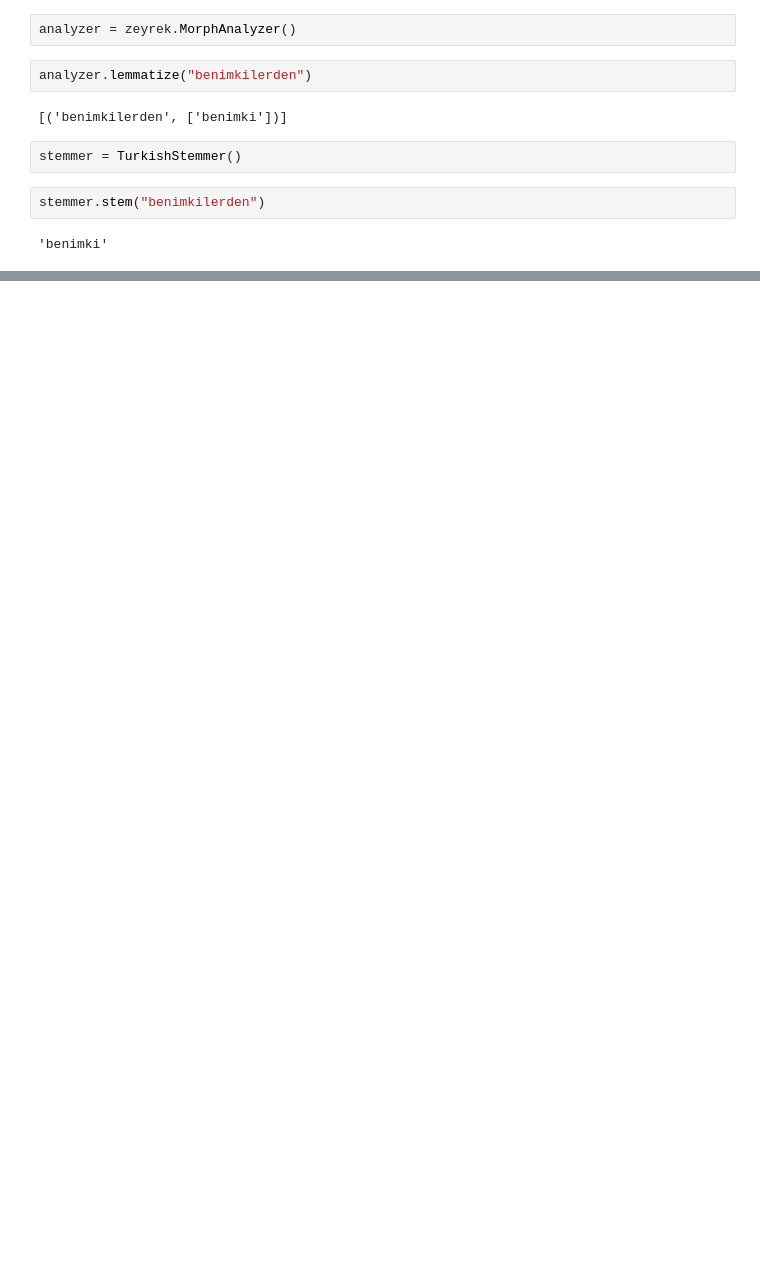
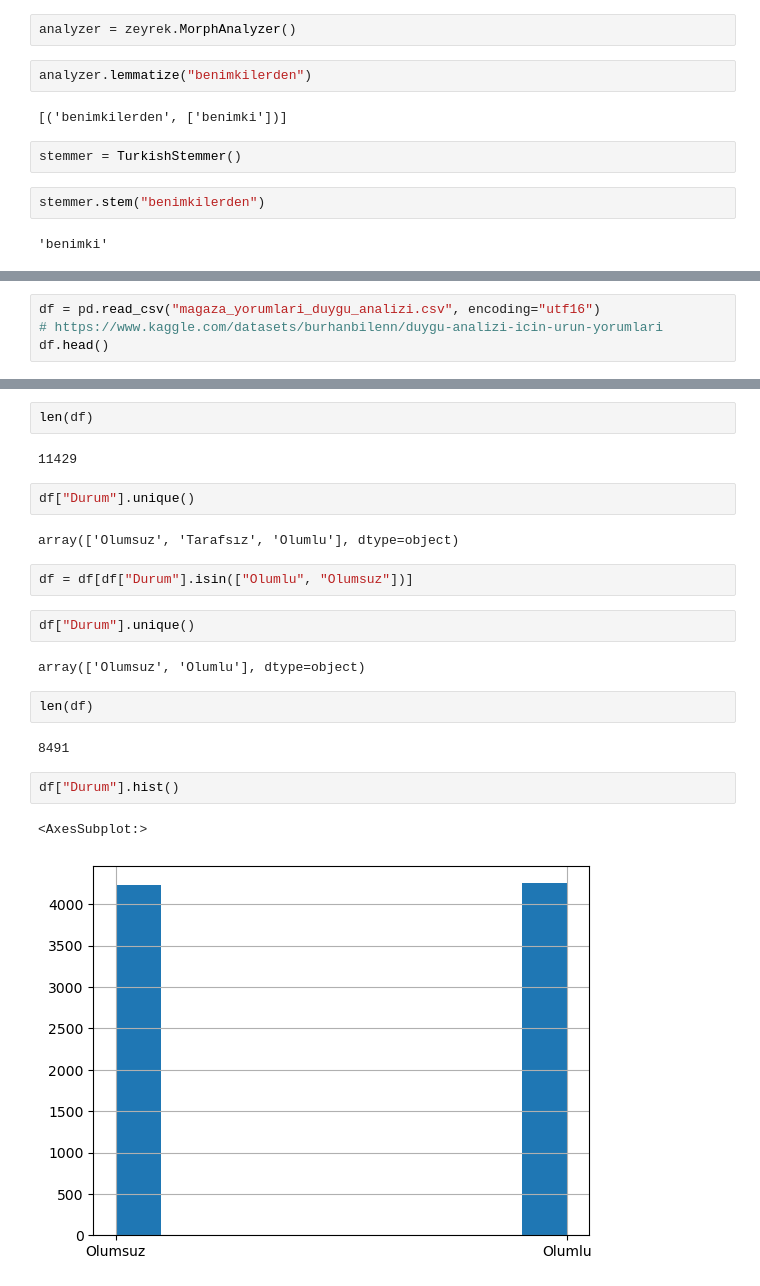
Before and after one commit to ihpar/ddi, a Jupyter notebook: LAB1/lab1.ipynb, the cells around one changed output, grey strips where cells are left out. Cells and saved outputs as stored; diff of their text form; blank space fills up the shorter version.

```diff
--- a/LAB1/lab1.ipynb
+++ b/LAB1/lab1.ipynb
@@ -28,0 +51,4 @@ stemmer.stem("benimkilerden")
+# %%
+df = pd.read_csv("magaza_yorumlari_duygu_analizi.csv", encoding="utf16")
+# https://www.kaggle.com/datasets/burhanbilenn/duygu-analizi-icin-urun-yorumlari
+df.head()
@@ -28,0 +62,23 @@ stemmer.stem("benimkilerden")
+# %%
+len(df)
+# %% [output]
+11429
+# %%
+df["Durum"].unique()
+# %% [output]
+array(['Olumsuz', 'Tarafsız', 'Olumlu'], dtype=object)
+# %%
+df = df[df["Durum"].isin(["Olumlu", "Olumsuz"])]
+# %%
+df["Durum"].unique()
+# %% [output]
+array(['Olumsuz', 'Olumlu'], dtype=object)
+# %%
+len(df)
+# %% [output]
+8491
+# %%
+df["Durum"].hist()
+# %% [output]
+<AxesSubplot:>
+[figure, added]
```
Also changed, not shown: parts of 30 cells of this notebook, 2 other files.
